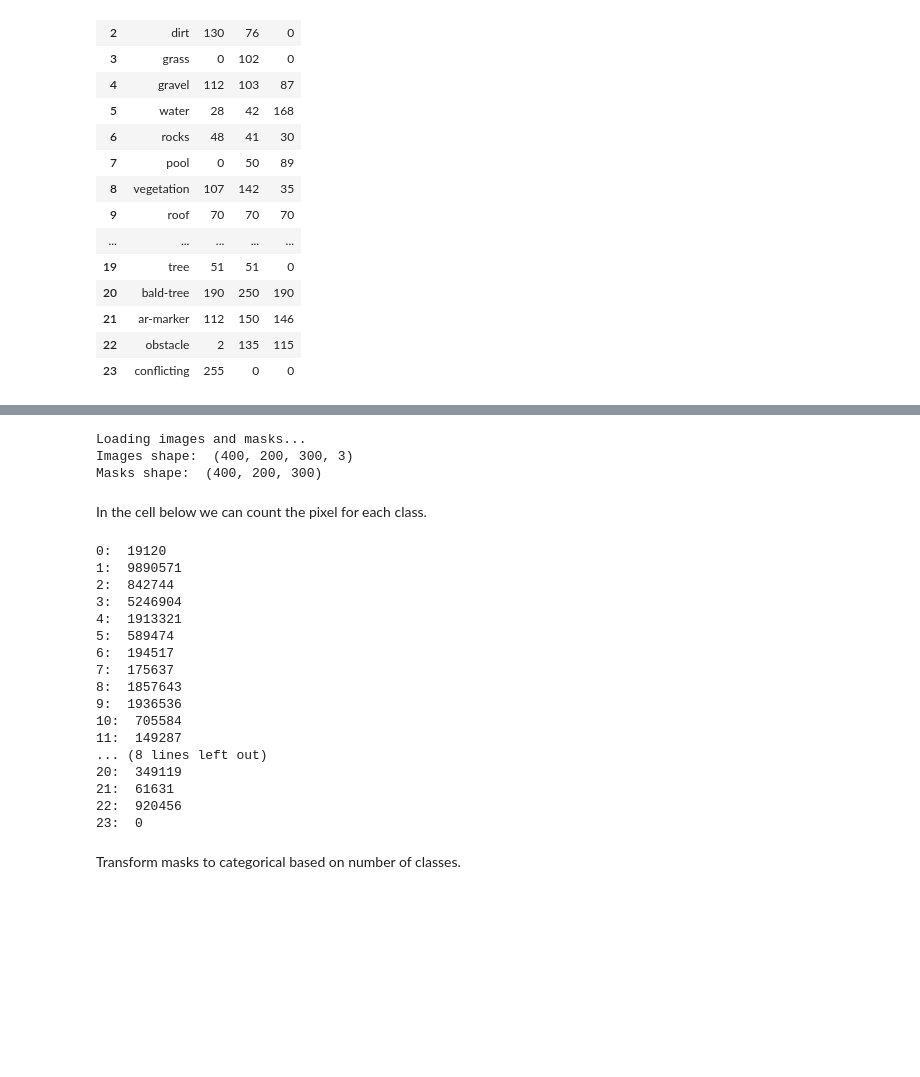
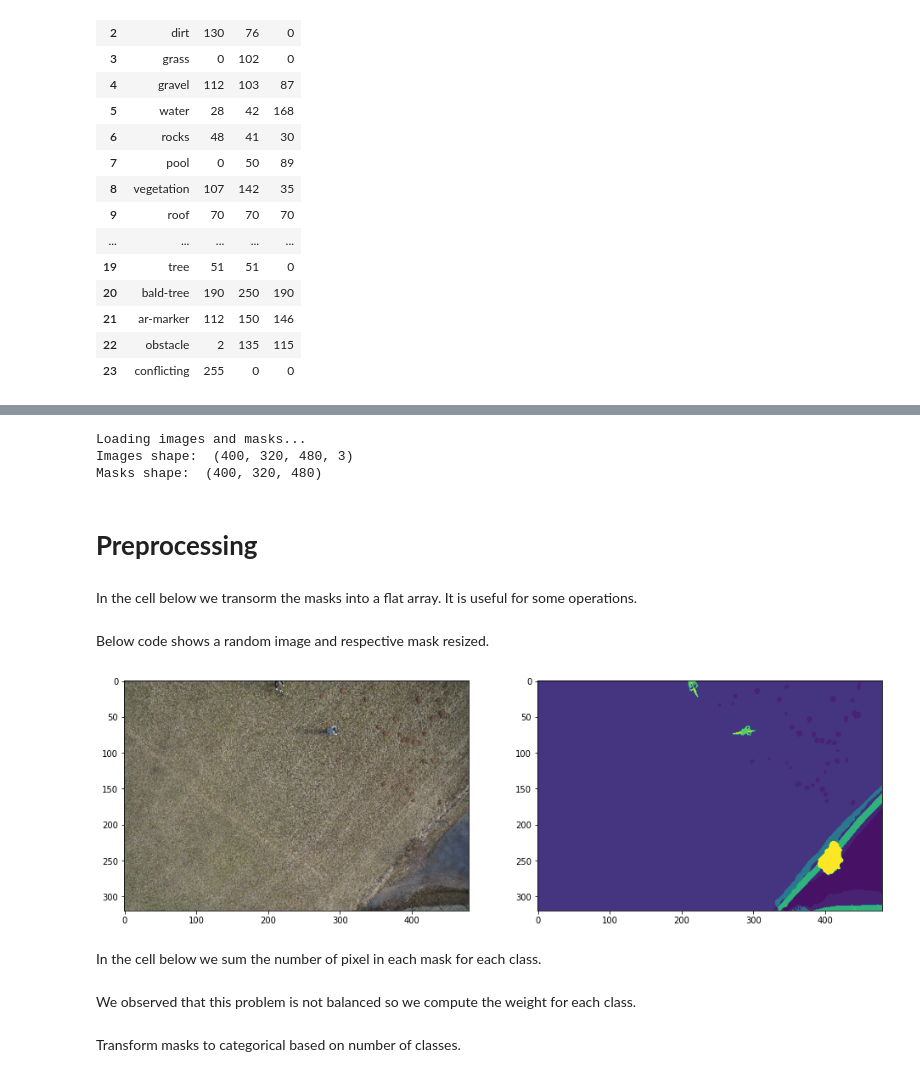
Before and after one commit to AndreaRettaroli/aerial-semantic-segmentation, a Jupyter notebook: Aerial_semantic_segmentation.ipynb, the cells around one changed output, grey strips where cells are left out. Cells and saved outputs as stored; diff of their text form; code cells hidden in the pictures; blank space fills up the shorter version.

```diff
--- a/Aerial_semantic_segmentation.ipynb
+++ b/Aerial_semantic_segmentation.ipynb
@@ -90,8 +67,8 @@ from sklearn.model_selection import train_test_split
 # %% [markdown]
 Functions for load images and respective masks.
 # %%
-HEIGHT = 200
-WIDTH = 300
+HEIGHT = 320
+WIDTH = 480
 
 def get_file_name(file_path):
     return os.path.basename(file_path)
@@ -142,7 +119,7 @@ def load_image_dataset_with_masks(image_folder_path, mask_folder_path,
         mask = cv2.imread(mask_folder_path + '/' + get_file_name(image_file_path).replace("jpg", "png"), cv2.IMREAD_GRAYSCALE)
 
         # Mask resize
-        mask = cv2.resize(mask, (WIDTH, HEIGHT))
+        mask = cv2.resize(mask, (WIDTH, HEIGHT), interpolation=cv2.INTER_NEAREST)
 
         # Mask normalization
         mask = normalize_mask(mask)
@@ -213,5 +190,9 @@ print('Images shape: ', images.shape)
 print('Masks shape: ', masks.shape)
 # %% [output]
 Loading images and masks...
-Images shape:  (400, 200, 300, 3)
-Masks shape:  (400, 200, 300)
+Images shape:  (400, 320, 480, 3)
+Masks shape:  (400, 320, 480)
+# %% [markdown]
+# **Preprocessing**
+# %% [markdown]
+In the cell below we transorm the masks into a flat array. It is useful for some operations.
@@ -218,23 +201,17 @@ Masks shape:  (400, 200, 300)
+# %% [markdown]
+Below code shows a random image and respective mask resized.
+# %%
+idx = random.randint(0, len(images))
+
+_, axs = plt.subplots(1, 2, figsize=(16, 8))
+axs[0].imshow(images[idx]);
+axs[1].imshow(masks[idx]);
+# %% [output]
+[figure, added]
 # %% [markdown]
-In the cell below we can count the pixel for each class.
+In the cell below we sum the number of pixel in each mask for each class.
 # %%
-for i in range (0, len(classes)):
+for i in range (0, number_of_classes):
     print(f"Class {i}: ", sum(masks.flatten() == i))
-# %% [output]
-0:  19120
-1:  9890571
-2:  842744
-3:  5246904
-4:  1913321
-5:  589474
-6:  194517
-7:  175637
-8:  1857643
-9:  1936536
-10:  705584
-11:  149287
-... (8 lines left out)
-20:  349119
-21:  61631
-22:  920456
-23:  0
+# %% [markdown]
+We observed that this problem is not balanced so we compute the weight for each class.
```
Also changed, not shown: parts of 66 cells of this notebook, 2 other files.
